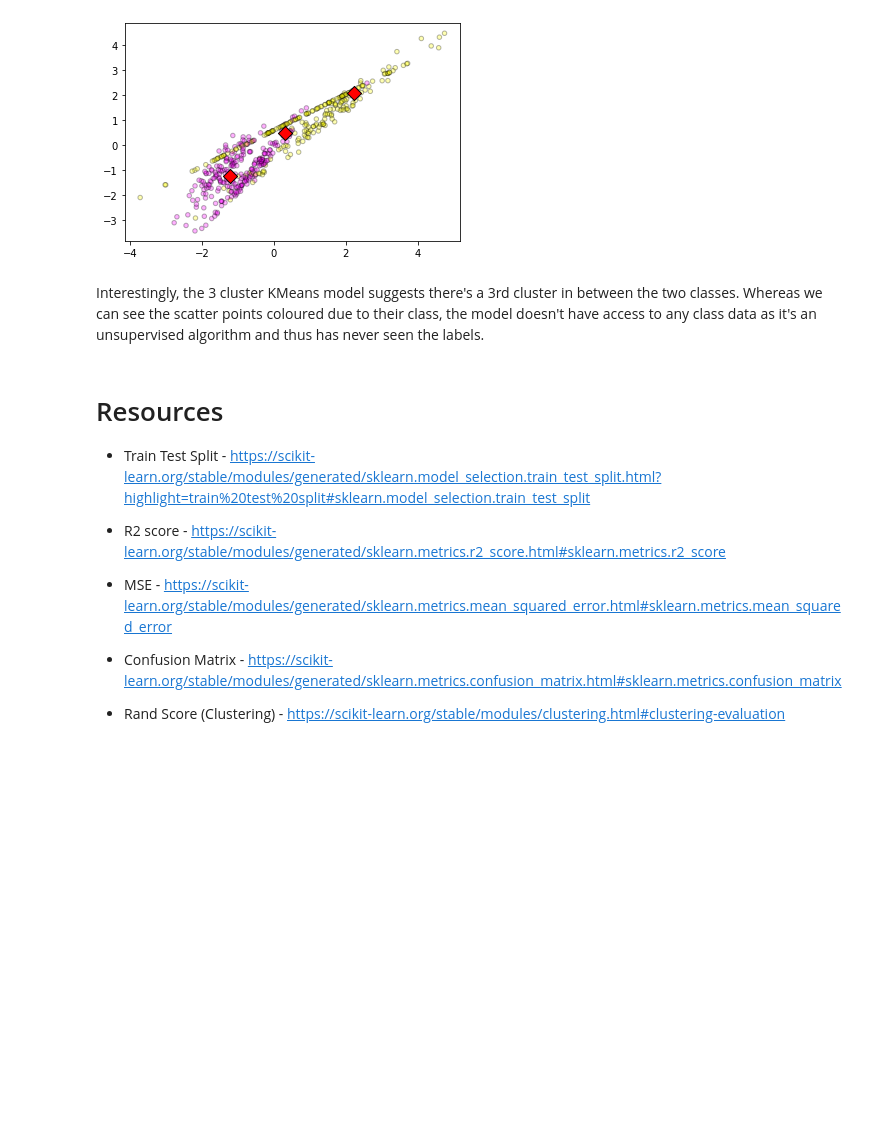
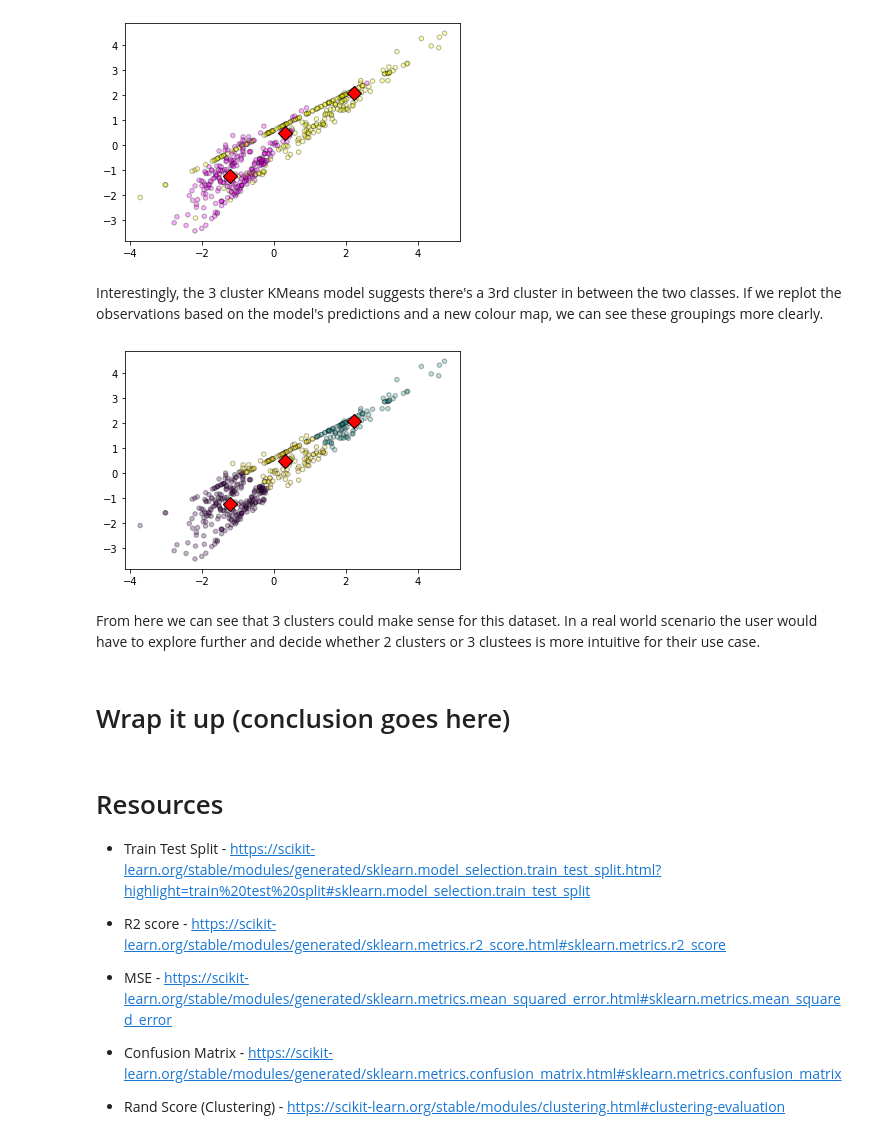
Before and after one commit to OtherBrian/machine-learning, a Jupyter notebook: scikit-learn.ipynb, the cells around one changed output. Cells and saved outputs as stored; diff of their text form; code cells hidden in the pictures; blank space fills up the shorter version.

```diff
--- a/scikit-learn.ipynb
+++ b/scikit-learn.ipynb
@@ -954,8 +968,28 @@ plt.scatter(centroids_x, centroids_y, marker = 'D', s=100, edgecolors='k', color
 plt.show()
 # %% [output]
 [figure]
-# %% [markdown]
-Interestingly, the 3 cluster KMeans model suggests there's a 3rd cluster in between the two classes. Whereas we can see the scatter points coloured due to their class, the model doesn't have access to any class data as it's an unsupervised algorithm and thus has never seen the labels.
+# %% [markdown]
+Interestingly, the 3 cluster KMeans model suggests there's a 3rd cluster in between the two classes. If we replot the observations based on the model's predictions and a new colour map, we can see these groupings more clearly.
+# %%
+# Make a scatter plot of xs and ys, using labels to define the colors
+plt.scatter(X['feature_2'], X['feature_5'], c=kmeans_3.predict(X[['feature_2','feature_5']]), s=20, edgecolors='k', alpha=0.3)
+
+# Assign the cluster centers: centroids
+centroids = kmeans_3.cluster_centers_
+
+# Assign the columns of centroids: centroids_x, centroids_y
+centroids_x = centroids[:,0]
+centroids_y = centroids[:,1]
+
+# Make a scatter plot of centroids_x and centroids_y
+plt.scatter(centroids_x, centroids_y, marker = 'D', s=100, edgecolors='k', color = 'red')
+plt.show()
+# %% [output]
+[figure, added]
+# %% [markdown]
+From here we can see that 3 clusters could make sense for this dataset. In a real world scenario the user would have to explore further and decide whether 2 clusters or 3 clustees is more intuitive for their use case.
+# %% [markdown]
+# Wrap it up (conclusion goes here)
 # %% [markdown]
 # Resources
 
```
Also changed, not shown: parts of 9 cells of this notebook.
